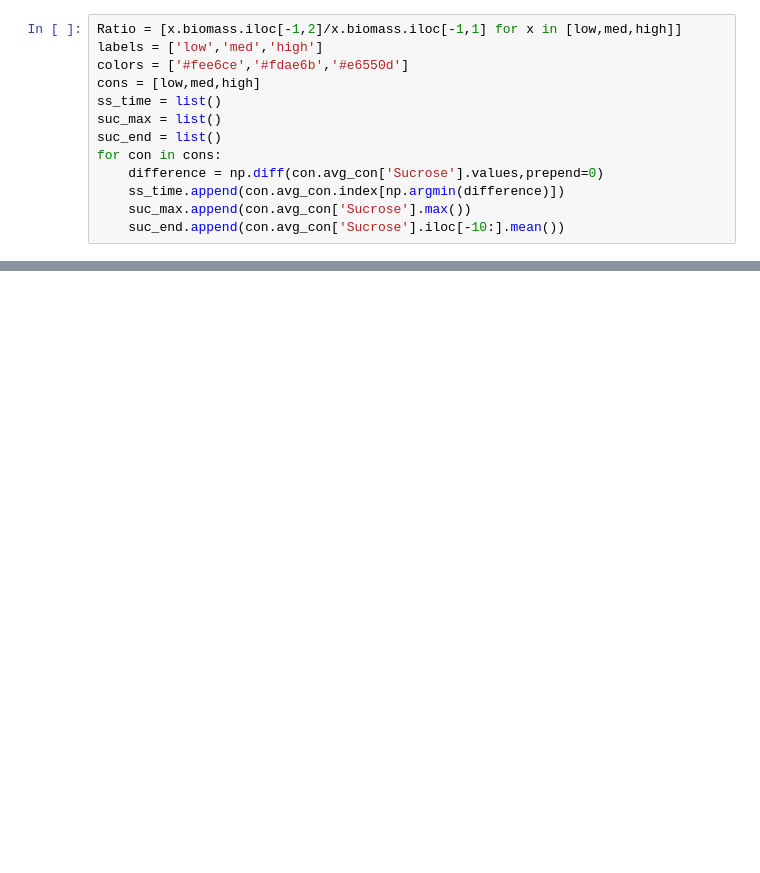
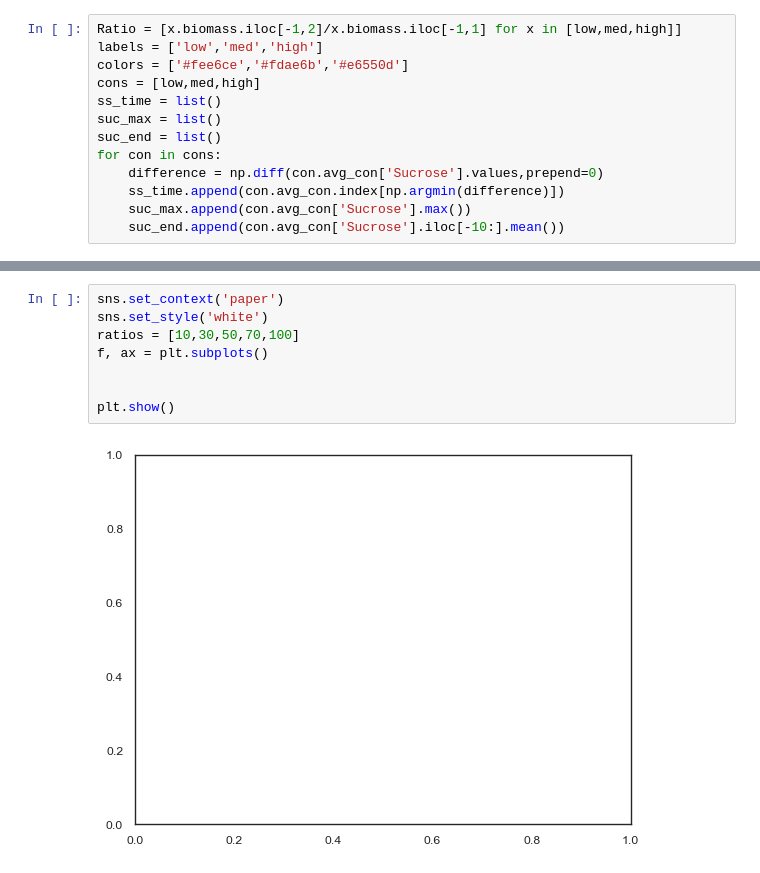
Before and after one commit to Jsakkos/nufeb-cyano-e-coli, a Jupyter notebook: notebooks/whole culture - Copy.ipynb, the cells around one changed output, grey strips where cells are left out. Saved outputs shown, nothing was run; the diff lists cells and outputs as text; blank space fills up the shorter version.

```diff
--- a/notebooks/whole culture - Copy.ipynb
+++ b/notebooks/whole culture - Copy.ipynb
@@ -115,0 +145,10 @@ fig.savefig('Whole culture analysis.png',dpi=600)
+# %%
+sns.set_context('paper')
+sns.set_style('white')
+ratios = [10,30,50,70,100]
+f, ax = plt.subplots()
+
+
+plt.show()
+# %% [output]
+[figure, added]
```
Also changed, not shown: parts of 10 cells of this notebook, 5 other files.
